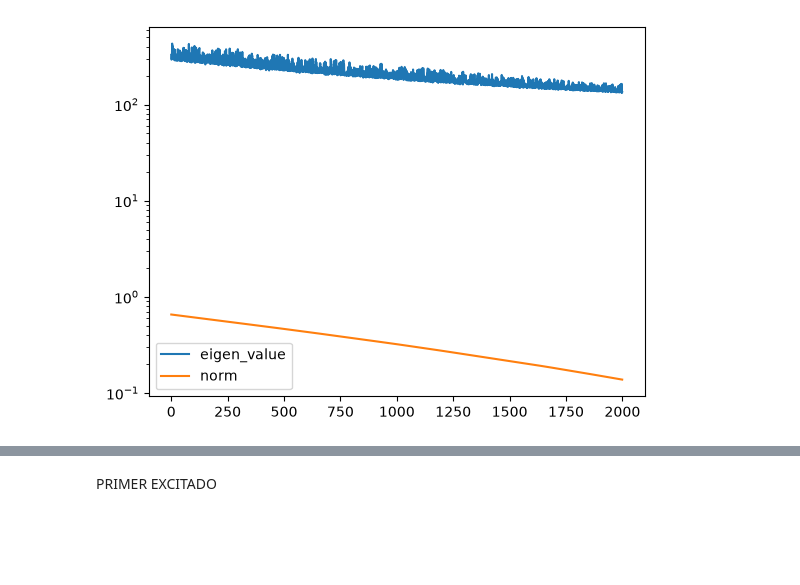
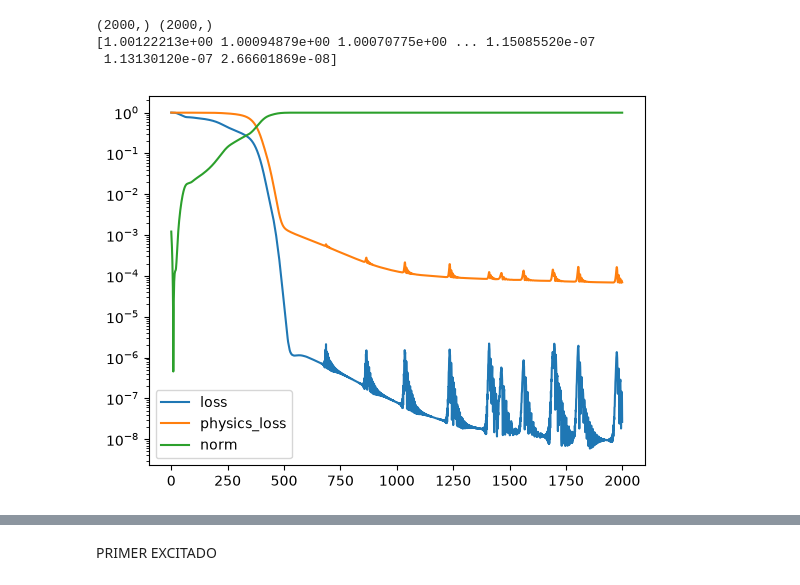
Before and after one commit to rubenfolch/PINNS, a Jupyter notebook: Pozo_infinito/Energy_estimation/Energy_estimation.ipynb, the cells around one changed output, grey strips where cells are left out. Drawn from its saved outputs; the diff is of its cells as text; code cells hidden in the pictures; blank space fills up the shorter version.

```diff
--- a/Nueva carpeta/Pozo_finito.ipynb
+++ b/Pozo_infinito/Energy_estimation/Energy_estimation.ipynb
@@ -178,6 +175,9 @@ Model: "eve_pinn_11"
 # %%
 epochs = 2000 # 5000
-history = model.fit(x_train, batch_size=n_train, epochs=epochs,
+history = model.fit(x_train, y_train, batch_size=n_train, epochs=epochs,
                   callbacks=[checkpoint_callback])#Evidentemente sin validacion, tamaño del batch=n_train, cada batch es una epoca
+
+name='Estado_fundamental_pozo_infinito-1.keras'
+model.save(name)
 # %% [output]
 Epoch 1/2000
@@ -212,12 +208,22 @@ x=np.linspace(0,1,n_train)
+# %%
+loss_true=np.array(history.history['mse_odd_even_sol'])
+physics_loss=np.array(history.history['loss'])
+print(np.shape(loss_true),np.shape(physics_loss))
+#print(eigen_value)
+print(loss_true)
+# %% [output]
+(2000,) (2000,)
+[1.00122213e+00 1.00094879e+00 1.00070775e+00 ... 1.15085520e-07
+ 1.13130120e-07 2.66601869e-08]
 # %%
-#plt.plot(loss_true,label='loss')
-plt.plot(physics_loss,label='eigen_value')
+plt.plot(loss_true,label='loss')
+plt.plot(physics_loss,label='physics_loss')
 plt.plot(history.history['I'],label= 'norm')
 plt.yscale("log")
 plt.legend()
 plt.show()
 # %% [output]
-[figure, old version]
+[figure, new version]
 # %%
 #model=keras.models.clone_model(name)
 #set_weights(get_weights())
```
Also changed, not shown: parts of 8 cells of this notebook, 17 other files.
